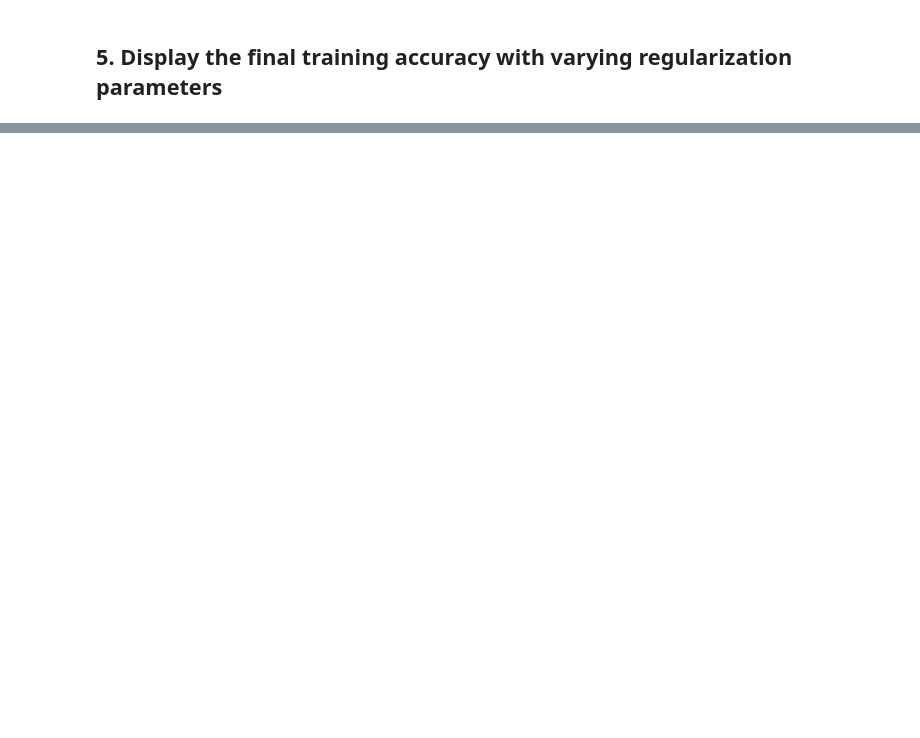
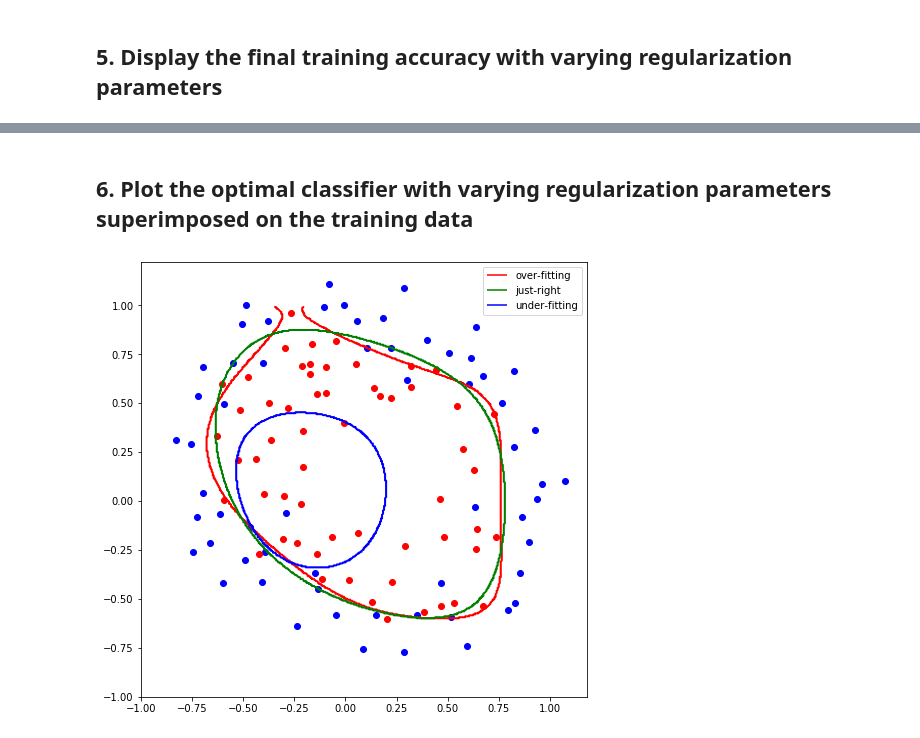
Before and after one commit to wonbeomjang/CAU54161-Machine-learning-class, a Jupyter notebook: Assignment_07/Assignment_07.ipynb, the cells around one changed output, grey strips where cells are left out. Cells and saved outputs as stored; diff of their text form; code cells hidden in the pictures; blank space fills up the shorter version.

```diff
--- a/Assignment_07/Assignment_07.ipynb
+++ b/Assignment_07/Assignment_07.ipynb
@@ -163,0 +164,26 @@ plt.show()
+# %% [markdown]
+## 6. Plot the optimal classifier with varying regularization parameters superimposed on the training data
+# %%
+plt.figure(figsize=(8, 8))
+plt.scatter(pointX0, pointY0, c='b', label=0)
+plt.scatter(pointX1, pointY1, c='r', label=1)
+
+x = np.arange(-1, 1, 0.005)
+y = np.arange(-1, 1, 0.005)
+data = np.array(np.meshgrid(x, y)).T.reshape(-1,2)
+
+model.weight = weights[0]
+over = plt.tricontour(data[:, 0:1].squeeze(), data[:, 1:2].squeeze(), (model(preprocess_data(data)) < 0.5).squeeze(), levels=1, colors='r')
+model.weight = weights[1]
+right = plt.tricontour(data[:, 0:1].squeeze(), data[:, 1:2].squeeze(), (model(preprocess_data(data)) < 0.5).squeeze(), levels=1, colors='g')
+model.weight = weights[2]
+under = plt.tricontour(data[:, 0:1].squeeze(), data[:, 1:2].squeeze(), (model(preprocess_data(data)) < 0.5).squeeze(), levels=1, colors='b')
+
+h1,_ = over.legend_elements()
+h2,_ = right.legend_elements()
+h3,_ = under.legend_elements()
+
+plt.legend([h1[0], h2[0], h3[0]], ['over-fitting', 'just-right', 'under-fitting'])
+plt.show()
+# %% [output]
+[figure, added]
```
Also changed, not shown: parts of 5 cells of this notebook.
